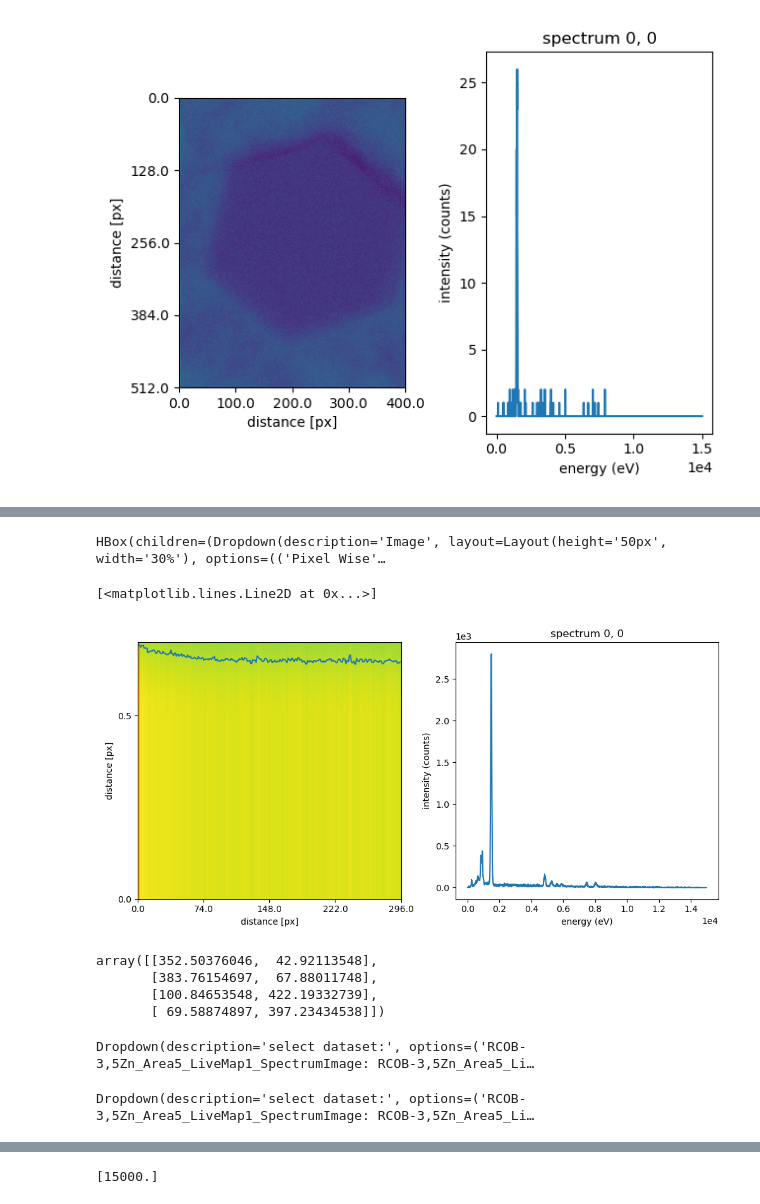
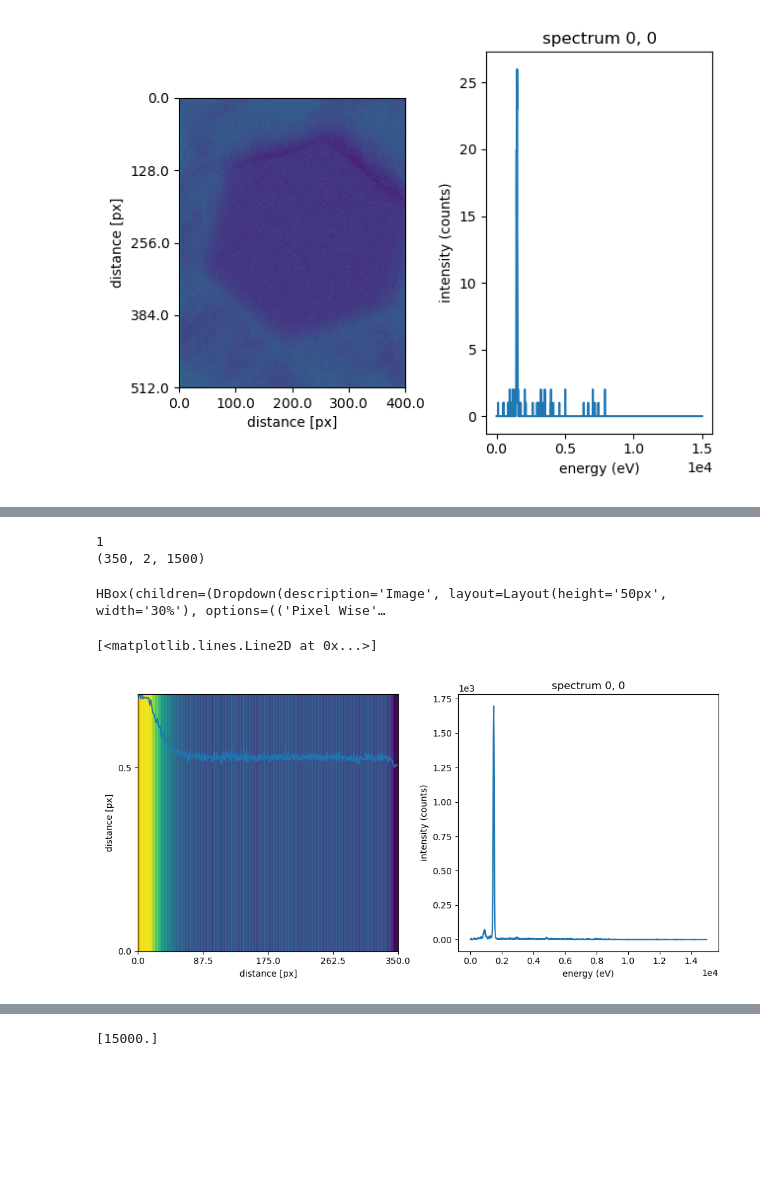
Before and after one commit to pycroscopy/pyTEMlib, a Jupyter notebook: notebooks/Spectroscopy/EDS.ipynb, the cells around one changed output, grey strips where cells are left out. Saved outputs shown, nothing was run; the diff lists cells and outputs as text; code cells hidden in the pictures; blank space fills up the shorter version.

```diff
--- a/notebooks/Spectroscopy/EDS.ipynb
+++ b/notebooks/Spectroscopy/EDS.ipynb
@@ -249,0 +214,3 @@ def get_profile(dataset, line):
+# %%
+v = d.plot()
+selected_area = pyTEMlib.image_tools.LineSelector(v.axes[0], select, 100)
@@ -250,12 +220,16 @@ def get_profile(dataset, line):
+# %%
+selected_area.set_linewidth(100)
 # %%
-import sidpy
-prof = get_profile(chooser.dataset, line)
+# import sidpy
+prof = pyTEMlib.image_tools.get_profile(chooser.dataset, selected_area, spline_order=1)
+
 v = prof.plot(figsize=(10,5))
-
 v.axes[0].set_aspect('auto')
 v.axes[0].set_ylim(0,.7)
 v.axes[0].plot(prof[:,0,:700].sum(axis=1)/prof[:,0,:700].sum(axis=1).max()*.7)
 # %% [output]
-HBox(children=(Dropdown(description='Image', layout=Layout(height='50px', width='30%'), options=(('Pixel Wise'…
+1
+(350, 2, 1500)
-[<matplotlib.lines.Line2D at 0x...>]
+HBox(children=(Dropdown(description='Image', layout=Layout(height='50px', width='30%'), options=(('Pixel Wise'…
+[<matplotlib.lines.Line2D at 0x...>]
-[figure, old version]
+[figure, new version]
@@ -264,17 +235,0 @@ line.set_linewidth(200)
-# %%
-
-plt.close('all')
-line.line_verts
-# %% [output]
-array([[352.50376046,  42.92113548],
-       [383.76154697,  67.88011748],
-       [100.84653548, 422.19332739],
-       [ 69.58874897, 397.23434538]])
-# %%
-image_chooser = pyTEMlib.file_tools.ChooseDataset(datasets)
-# %% [output]
-Dropdown(description='select dataset:', options=('RCOB-3,5Zn_Area5_LiveMap1_SpectrumImage: RCOB-3,5Zn_Area5_Li…
-# %%
-survey_image_chooser = pyTEMlib.file_tools.ChooseDataset(datasets)
-# %% [output]
-Dropdown(description='select dataset:', options=('RCOB-3,5Zn_Area5_LiveMap1_SpectrumImage: RCOB-3,5Zn_Area5_Li…
```
Also changed, not shown: parts of 13 cells of this notebook, 6 other files.
